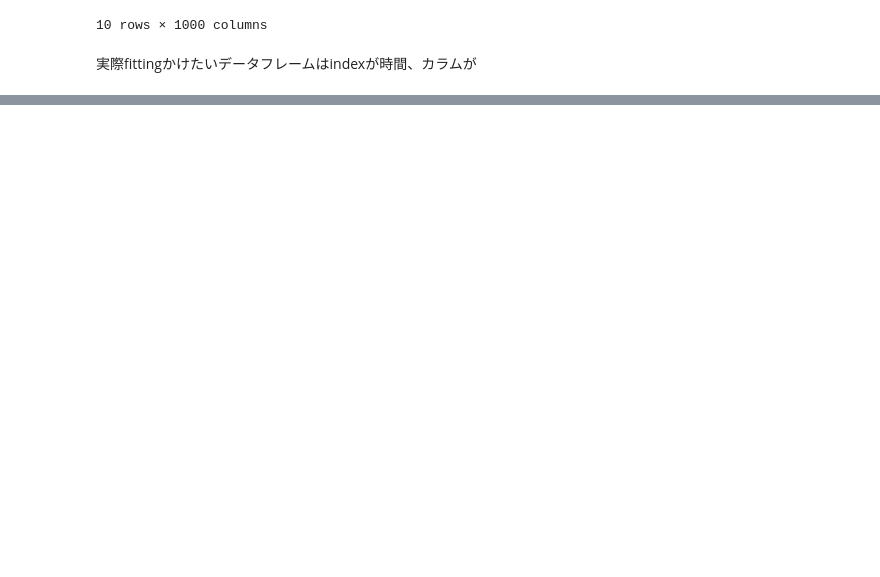
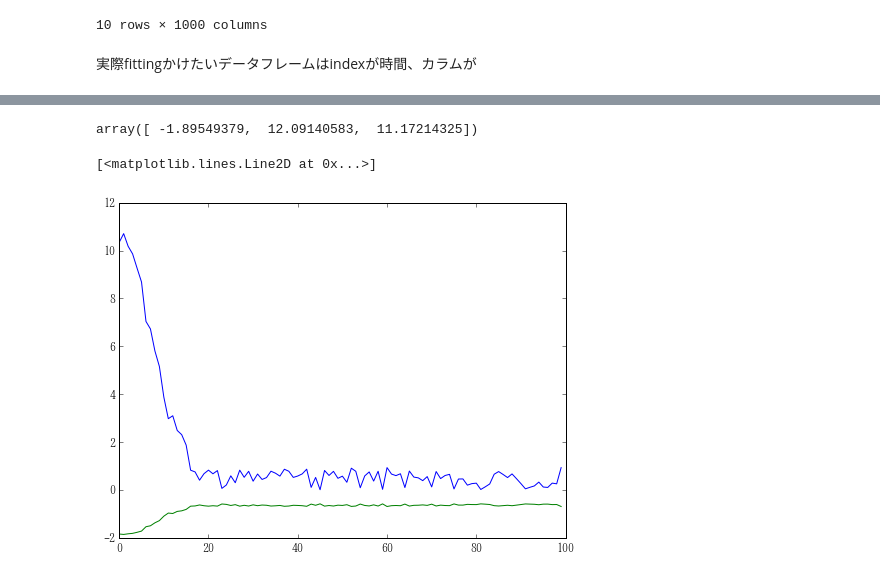
Before and after one commit to u1and0/SAtraceFit, a Jupyter notebook: fit_lab/fit_lab.ipynb, the cells around one changed output, grey strips where cells are left out. Saved outputs shown, nothing was run; the diff lists cells and outputs as text; code cells hidden in the pictures; blank space fills up the shorter version.

```diff
--- a/fit_lab/fit_lab.ipynb
+++ b/fit_lab/fit_lab.ipynb
@@ -337,0 +345,20 @@ Bfit
+# %%
+# giving initial parameters
+mu = Parameter(7)
+sigma = Parameter(3)
+height = Parameter(5)
+# %%
+# define your function:
+def f(x, h=height(), mu=mu(), si=sigma()): return h * np.exp(-((x-mu)/si)**2)
+# %%
+# fit! (given that data is an array with the data to fit)
+data = 10*np.exp(-np.linspace(0, 10, 100)**2) + np.random.rand(100)
+fitp, _ = fit(f, [mu, sigma, height], data); fitp
+# %% [output]
+array([ -1.89549379,  12.09140583,  11.17214325])
+# %%
+plt.plot(data)
+plt.plot(f(data, *fitp))
+# %% [output]
+[<matplotlib.lines.Line2D at 0x...>]
+[figure, added]
```
Also changed, not shown: parts of 3 cells of this notebook, 5 other files.
